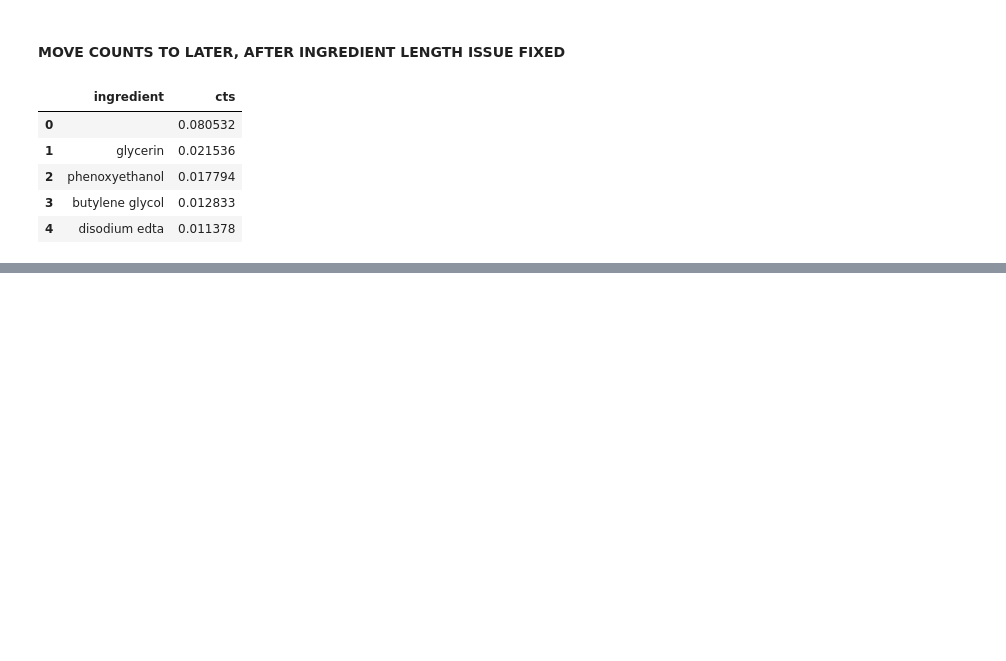
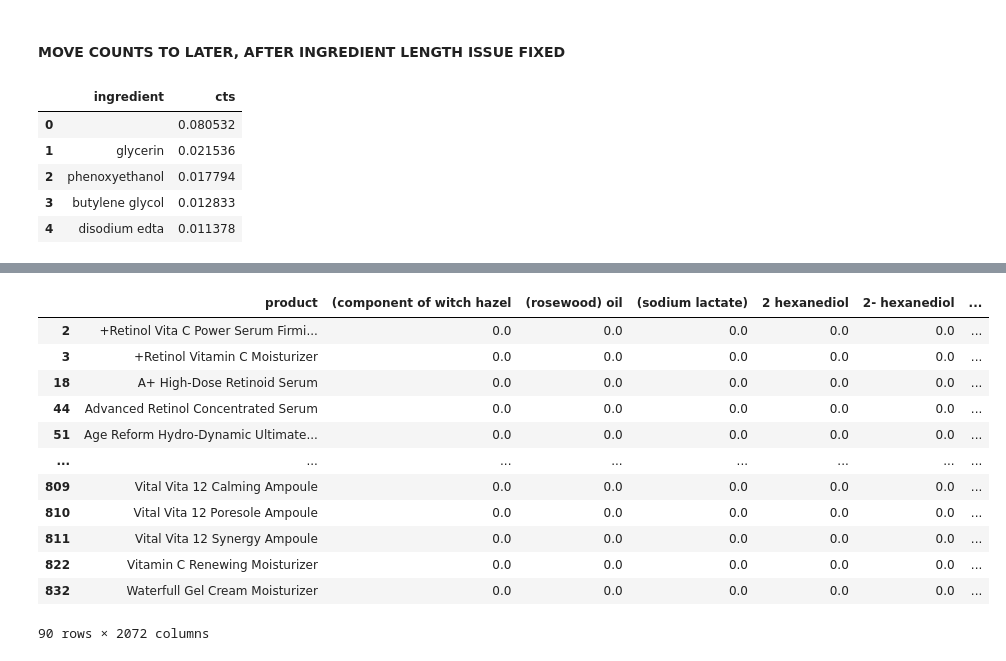
Before and after one commit to paulqsims/insight_project, a Jupyter notebook: notebooks/feature-engineering.ipynb, the cells around one changed output, grey strips where cells are left out. Saved outputs shown, nothing was run; the diff lists cells and outputs as text; code cells hidden in the pictures; blank space fills up the shorter version.

```diff
--- a/notebooks/feature-engineering.ipynb
+++ b/notebooks/feature-engineering.ipynb
@@ -68,0 +439,3 @@ ingred_cts.head()
+# %%
+# merge df for one hot encoding for actives
+df5=pd.merge(df5,df4_3,on='product')
@@ -68,0 +452,4 @@ ingred_cts.head()
+# %%
+# Get rid of skintype and skintype_value columns now that they're one hot encoded
+df5.drop(columns=['no_vit_a'], inplace=True)
+#df5.head()
@@ -68,0 +557,16 @@ ingred_cts.head()
+# %%
+df6.loc[df6['vit_a'] == 1]
+# %% [output]
+|  | product | (component of witch hazel | (rosewood) oil | (sodium lactate) | 2 hexanediol | 2- hexanediol | ... |
+| 2 | +Retinol Vita C Power Serum Firmi... | 0.0 | 0.0 | 0.0 | 0.0 | 0.0 | ... |
+| 3 | +Retinol Vitamin C Moisturizer | 0.0 | 0.0 | 0.0 | 0.0 | 0.0 | ... |
+| 18 | A+ High-Dose Retinoid Serum | 0.0 | 0.0 | 0.0 | 0.0 | 0.0 | ... |
+| 44 | Advanced Retinol Concentrated Serum | 0.0 | 0.0 | 0.0 | 0.0 | 0.0 | ... |
+| 51 | Age Reform Hydro-Dynamic Ultimate... | 0.0 | 0.0 | 0.0 | 0.0 | 0.0 | ... |
+| ... | ... | ... | ... | ... | ... | ... | ... |
+| 809 | Vital Vita 12 Calming Ampoule | 0.0 | 0.0 | 0.0 | 0.0 | 0.0 | ... |
+| 810 | Vital Vita 12 Poresole Ampoule | 0.0 | 0.0 | 0.0 | 0.0 | 0.0 | ... |
+| 811 | Vital Vita 12 Synergy Ampoule | 0.0 | 0.0 | 0.0 | 0.0 | 0.0 | ... |
+| 822 | Vitamin C Renewing Moisturizer | 0.0 | 0.0 | 0.0 | 0.0 | 0.0 | ... |
+| 832 | Waterfull Gel Cream Moisturizer | 0.0 | 0.0 | 0.0 | 0.0 | 0.0 | ... |
+90 rows × 2072 columns
```
Also changed, not shown: parts of 98 cells of this notebook.
